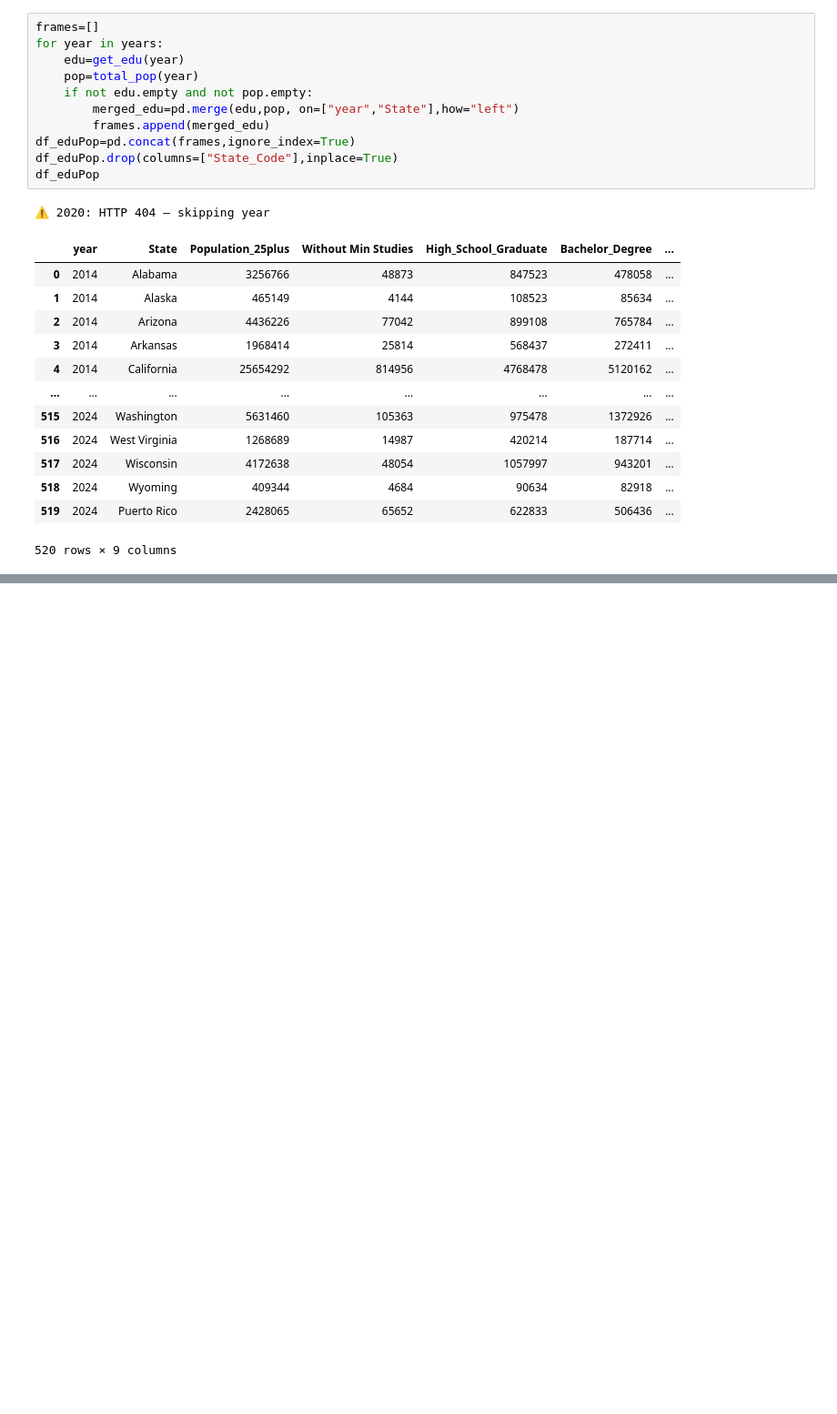
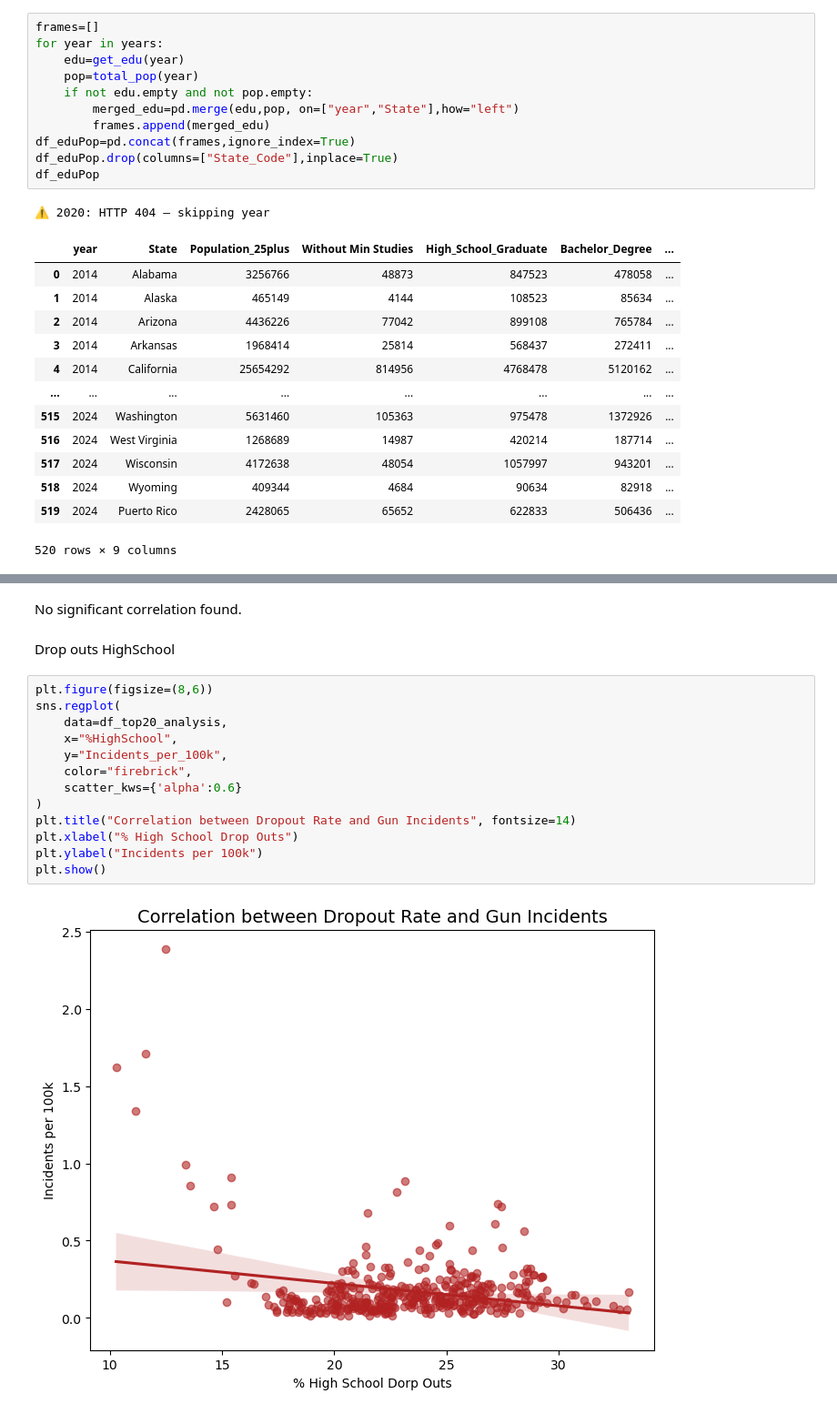
Before and after one commit to Ghonaim32/week3-project, a Jupyter notebook: shooting.ipynb, the cells around one changed output, grey strips where cells are left out. Shown at 91% size. Cells and saved outputs as stored; diff of their text form; blank space fills up the shorter version.

```diff
--- a/shooting.ipynb
+++ b/shooting.ipynb
@@ -146,0 +375,19 @@ df_eduPop
+# %% [markdown]
+No significant correlation found.
+# %% [markdown]
+Drop outs HighSchool
+# %%
+plt.figure(figsize=(8,6))
+sns.regplot(
+    data=df_top20_analysis,
+    x="%HighSchool",
+    y="Incidents_per_100k",
+    color="firebrick",
+    scatter_kws={'alpha':0.6}
+)
+plt.title("Correlation between Dropout Rate and Gun Incidents", fontsize=14)
+plt.xlabel("% High School Drop Outs")
+plt.ylabel("Incidents per 100k")
+plt.show()
+# %% [output]
+[figure, added]
```
Also changed, not shown: parts of 35 cells of this notebook.
